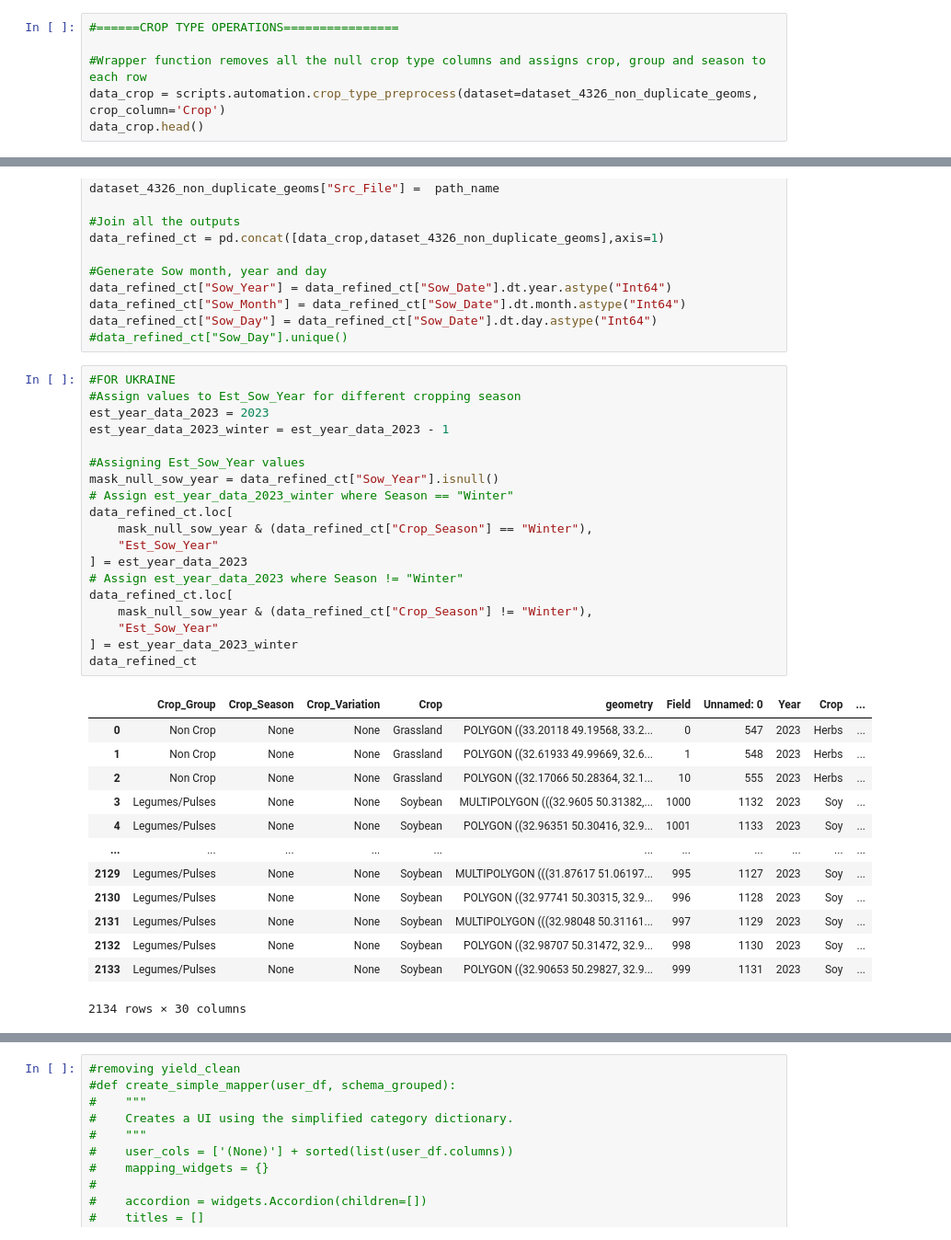
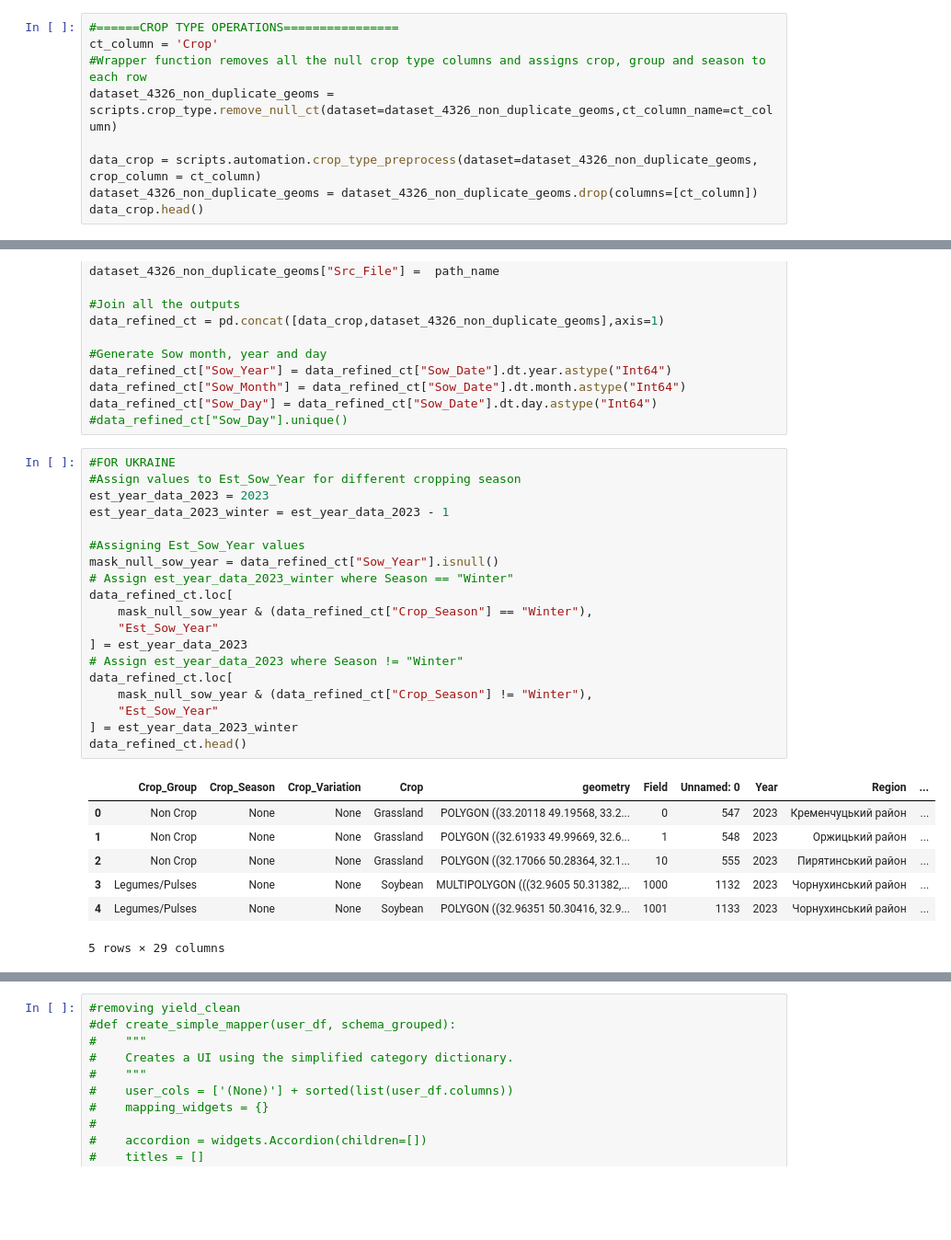
Before and after one commit to Manav-Gupta/ground-data-automation, a Jupyter notebook: preprocessing_notebook.ipynb, the cells around one changed output, grey strips where cells are left out. Shown at 92% size. Cells and saved outputs as stored; diff of their text form; blank space fills up the shorter version.

```diff
--- a/preprocessing_notebook.ipynb
+++ b/preprocessing_notebook.ipynb
@@ -104,8 +104,11 @@ Index(['geometry', 'Field', 'Unnamed: 0', 'Year', 'Crop', 'Region', 'Yield',
       dtype='object')
 # %%
 #======CROP TYPE OPERATIONS================
+ct_column = 'Crop'
+#Wrapper function removes all the null crop type columns and assigns crop, group and season to each row
+dataset_4326_non_duplicate_geoms = scripts.crop_type.remove_null_ct(dataset=dataset_4326_non_duplicate_geoms,ct_column_name=ct_column)
 
-#Wrapper function removes all the null crop type columns and assigns crop, group and season to each row
-data_crop = scripts.automation.crop_type_preprocess(dataset=dataset_4326_non_duplicate_geoms, crop_column='Crop')
+data_crop = scripts.automation.crop_type_preprocess(dataset=dataset_4326_non_duplicate_geoms, crop_column = ct_column)
+dataset_4326_non_duplicate_geoms = dataset_4326_non_duplicate_geoms.drop(columns=[ct_column])
 data_crop.head()
 # %% [output]
@@ -172,36 +176,30 @@ data_refined_ct["Sow_Day"] = data_refined_ct["Sow_Date"].dt.day.astype("Int64")
 # %%
 #FOR UKRAINE
 #Assign values to Est_Sow_Year for different cropping season
 est_year_data_2023 = 2023
 est_year_data_2023_winter = est_year_data_2023 - 1
 
 #Assigning Est_Sow_Year values
 mask_null_sow_year = data_refined_ct["Sow_Year"].isnull()
 # Assign est_year_data_2023_winter where Season == "Winter"
 data_refined_ct.loc[
     mask_null_sow_year & (data_refined_ct["Crop_Season"] == "Winter"),
     "Est_Sow_Year"
 ] = est_year_data_2023
 # Assign est_year_data_2023 where Season != "Winter"
 data_refined_ct.loc[
     mask_null_sow_year & (data_refined_ct["Crop_Season"] != "Winter"),
     "Est_Sow_Year"
 ] = est_year_data_2023_winter
-data_refined_ct
+data_refined_ct.head()
 # %% [output]
-|  | Crop_Group | Crop_Season | Crop_Variation | Crop | geometry | Field | Unnamed: 0 | Year | Crop | ... |
-| 0 | Non Crop | None | None | Grassland | POLYGON ((33.20118 49.19568, 33.2... | 0 | 547 | 2023 | Herbs | ... |
-| 1 | Non Crop | None | None | Grassland | POLYGON ((32.61933 49.99669, 32.6... | 1 | 548 | 2023 | Herbs | ... |
-| 2 | Non Crop | None | None | Grassland | POLYGON ((32.17066 50.28364, 32.1... | 10 | 555 | 2023 | Herbs | ... |
-| 3 | Legumes/Pulses | None | None | Soybean | MULTIPOLYGON (((32.9605 50.31382,... | 1000 | 1132 | 2023 | Soy | ... |
-| 4 | Legumes/Pulses | None | None | Soybean | POLYGON ((32.96351 50.30416, 32.9... | 1001 | 1133 | 2023 | Soy | ... |
-| ... | ... | ... | ... | ... | ... | ... | ... | ... | ... | ... |
-| 2129 | Legumes/Pulses | None | None | Soybean | MULTIPOLYGON (((31.87617 51.06197... | 995 | 1127 | 2023 | Soy | ... |
-| 2130 | Legumes/Pulses | None | None | Soybean | POLYGON ((32.97741 50.30315, 32.9... | 996 | 1128 | 2023 | Soy | ... |
-| 2131 | Legumes/Pulses | None | None | Soybean | MULTIPOLYGON (((32.98048 50.31161... | 997 | 1129 | 2023 | Soy | ... |
-| 2132 | Legumes/Pulses | None | None | Soybean | POLYGON ((32.98707 50.31472, 32.9... | 998 | 1130 | 2023 | Soy | ... |
-| 2133 | Legumes/Pulses | None | None | Soybean | POLYGON ((32.90653 50.29827, 32.9... | 999 | 1131 | 2023 | Soy | ... |
+|  | Crop_Group | Crop_Season | Crop_Variation | Crop | geometry | Field | Unnamed: 0 | Year | Region | ... |
+| 0 | Non Crop | None | None | Grassland | POLYGON ((33.20118 49.19568, 33.2... | 0 | 547 | 2023 | Кременчуцький район | ... |
+| 1 | Non Crop | None | None | Grassland | POLYGON ((32.61933 49.99669, 32.6... | 1 | 548 | 2023 | Оржицький район | ... |
+| 2 | Non Crop | None | None | Grassland | POLYGON ((32.17066 50.28364, 32.1... | 10 | 555 | 2023 | Пирятинський район | ... |
+| 3 | Legumes/Pulses | None | None | Soybean | MULTIPOLYGON (((32.9605 50.31382,... | 1000 | 1132 | 2023 | Чорнухинський район | ... |
+| 4 | Legumes/Pulses | None | None | Soybean | POLYGON ((32.96351 50.30416, 32.9... | 1001 | 1133 | 2023 | Чорнухинський район | ... |
-2134 rows × 30 columns
+5 rows × 29 columns
 # %%
 #Assign season id to all the rows
 data_final_refined = scripts.observation_processing.assign_season_id(data_refined_ct)
```
Also changed, not shown: parts of 6 cells of this notebook, 4 other files.
